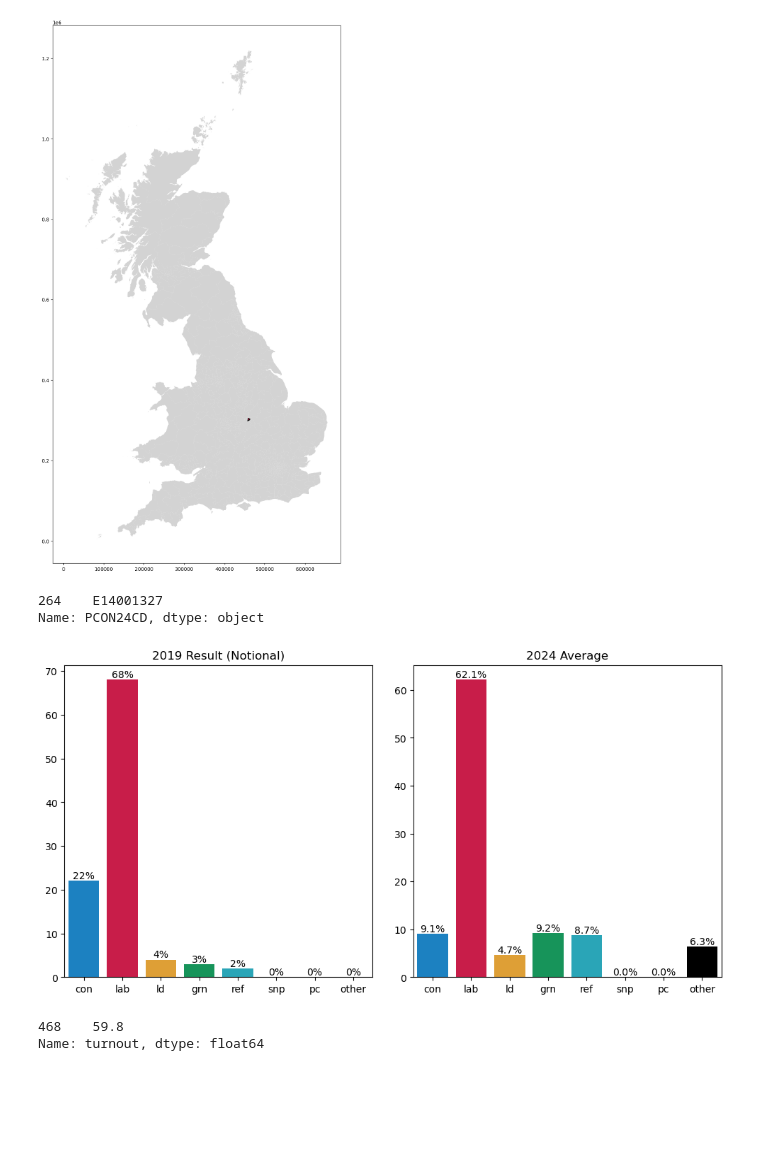
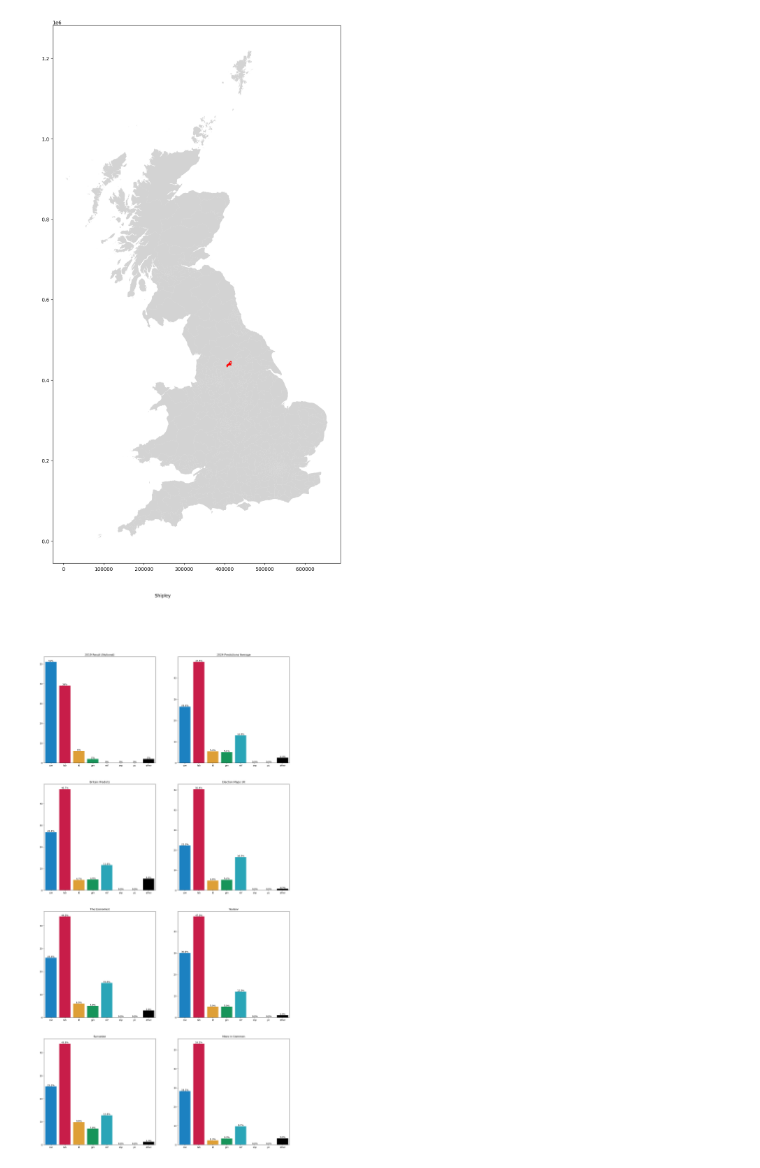
Before and after one commit to MatthewFricker/2024-Election-Project, a Jupyter notebook: constituency_preview.ipynb, the cells around one changed output. Drawn from its saved outputs; the diff is of its cells as text; code cells hidden in the pictures; blank space fills up the shorter version.

```diff
--- a/constituency_preview.ipynb
+++ b/constituency_preview.ipynb
@@ -18,48 +18,59 @@ df = pd.read_csv("All Predictions.csv")
 df = pd.merge(gdf, df, on="Constituency")
 # %%
 def map_constituency(constituency:str):
-    party_colours = {"con":"#0087DC", "lab":"#E4003B","ld":"#FAA61A" ,"grn":"#02A95B", "ref":"#12B6CF",  "snp":"#FDF38E", "pc":"#005B54", "other":"#000000"}
+    '''Takes a constituency and plots it on a map of the UK'''
     cdf = df[df["Constituency"] == constituency]
     ax = gdf.plot(figsize=(20,20), color="lightgray", edgecolor="none")
-    cdf.plot(ax=ax, color=party_colours[cdf["2019_winner"].iloc[0]], edgecolor="black")
+    cdf.plot(ax=ax, color='red', edgecolor="none")
     plt.show()
 # %%
 def constituency_predictions(constituency:str, show:str):
+    '''Creates a series of bar plots showing the various predictions for a given constituency and the result at the previous election. The variable "show" can be set to "all" to display all these charts or you can specify a specific prediction to display'''
+
     party_colours = {"con":"#0087DC", "lab":"#E4003B","ld":"#FAA61A" ,"grn":"#02A95B", "ref":"#12B6CF",  "snp":"#FDF38E", "pc":"#005B54", "other":"#000000"}
+
     if constituency not in df["constituency"].unique():
         raise KeyError("Invalid constituency")
+
+    #Create a mini dataframe with just that constituency's data
     cdf = df[df["Constituency"] == constituency]
+
+    #Set up the subplots as specified by the user
     if show == "all":
         fig, axes = plt.subplots(4,2, figsize=(20,40))
     else:
         fig, axes = plt.subplots(1,2, figsize=(10,5))
 
-    print(cdf["PCON24CD"])
-
-    #fig.suptitle(constituency, fontsize=20)
-    fig.tight_layout()
+    #Title the graph
+    fig.suptitle(constituency, fontsize=20)
 
     colours = sns.color_palette(list(party_colours.values()))
 
     parties = ["con", "lab", "ld", "grn", "ref", "snp", "pc", "other"]
 
+    #Creating the barplot for the mean prediction
     if show == "mean" or show == "all":
+        #Find the correct position based for this plot
         if show == "mean":
             pos = 1
         else:
             pos = 0,1
+
+        #Generate the barplot
         means = cdf[["mean_Con", "mean_Lab", "mean_LDem", "mean_Grn", "mean_Ref", "mean_SNP", "mean_PC","mean_Other"]]
         sns.barplot(ax = axes[pos], x=list(means.columns), y=means.iloc[0], palette=colours, hue=list(means.columns))
         axes[pos].set_xticklabels(parties)
         axes[pos].set_ylabel("")
-        axes[pos].set_title("2024 Average")
+        axes[pos].set_title("2024 Predictions Average")
         for i in range(len(party_colours.keys())):
             axes[pos].text(list(means.columns)[i], means.iloc[0, i], f'{round(means.iloc[0,i],1)}%', color='black', ha="center", va="bottom")
 
+    #Find the correct position for the 2019 chart
     if show == "all":
         pos = 0,0
     else:
         pos = 0
+    #Plot 2019 chart
     prev = cdf[["con_%_2019", "lab_%_2019", "ld_%_2019", "grn_%_2019", "ref_2019_%", "snp_2019_%", "pc_2019_%","other_2019_%"]]
     sns.barplot(ax = axes[pos], x=list(prev.columns), y=prev.iloc[0], palette=colours, hue=list(prev.columns))
     axes[pos].set_xticklabels(parties)
@@ -68,6 +79,7 @@ def constituency_predictions(constituency:str, show:str):
     for i in range(len(parties)):
         axes[pos].text(list(prev.columns)[i], prev.iloc[0, i], f'{round(prev.iloc[0,i],1)}%', color='black', ha="center", va="bottom")
 
+    #Britain Predicts Model
     if show == "bp" or show == "all":
         if show == "bp":
             pos = 1
@@ -81,7 +93,7 @@ def constituency_predictions(constituency:str, show:str):
         for i in range(len(parties)):
             axes[pos].text(list(bp.columns)[i], bp.iloc[0, i], f'{round(bp.iloc[0,i],1)}%', color='black', ha="center", va="bottom")
 
-
+    #Election Maps UK model
     if show == "em" or show == "all":
         if show == "em":
             pos = 1
@@ -95,6 +107,7 @@ def constituency_predictions(constituency:str, show:str):
         for i in range(len(parties)):
             axes[pos].text(list(em.columns)[i], em.iloc[0, i], f'{round(em.iloc[0,i],1)}%', color='black', ha="center", va="bottom")
 
+    #The Economist Model
     if show == "e" or show == "all":
         if show == "e":
             pos = 1
@@ -108,6 +121,7 @@ def constituency_predictions(constituency:str, show:str):
         for i in range(len(parties)):
             axes[pos].text(list(e.columns)[i], e.iloc[0, i], f'{round(e.iloc[0,i],1)}%', color='black', ha="center", va="bottom")
 
+    #YouGov MRP
     if show == "y" or show == "all":
         if show == "y":
             pos = 1
@@ -121,6 +135,7 @@ def constituency_predictions(constituency:str, show:str):
         for i in range(len(parties)):
             axes[pos].text(list(yg.columns)[i], yg.iloc[0, i], f'{round(yg.iloc[0,i],1)}%', color='black', ha="center", va="bottom")
 
+    #Survation MRP
     if show == "s" or show == "all":
         if show == "s":
             pos = 1
@@ -134,6 +149,7 @@ def constituency_predictions(constituency:str, show:str):
         for i in range(len(parties)):
             axes[pos].text(list(sv.columns)[i], sv.iloc[0, i], f'{round(sv.iloc[0,i],1)}%', color='black', ha="center", va="bottom")
 
+    #More in Common MRP
     if show == "mc" or show == "all":
         if show == "mc":
             pos = 1
@@ -149,17 +165,10 @@ def constituency_predictions(constituency:str, show:str):
 
     plt.show()
 # %%
-constituency = "Leicester South"
+constituency = "Shipley"
 
 map_constituency(constituency)
-constituency_predictions(constituency, show="mean")
+constituency_predictions(constituency, show="all")
 # %% [output]
-[figure, old version]
+[figure, new version]
-264    E14001327
-Name: PCON24CD, dtype: object
-[figure, old version]
+[figure, new version]
-# %%
-df[df["constituency"] == constituency]["turnout"]
-# %% [output]
-468    59.8
-Name: turnout, dtype: float64
```
Also changed, not shown: parts of 3 cells of this notebook, 27 other files.
